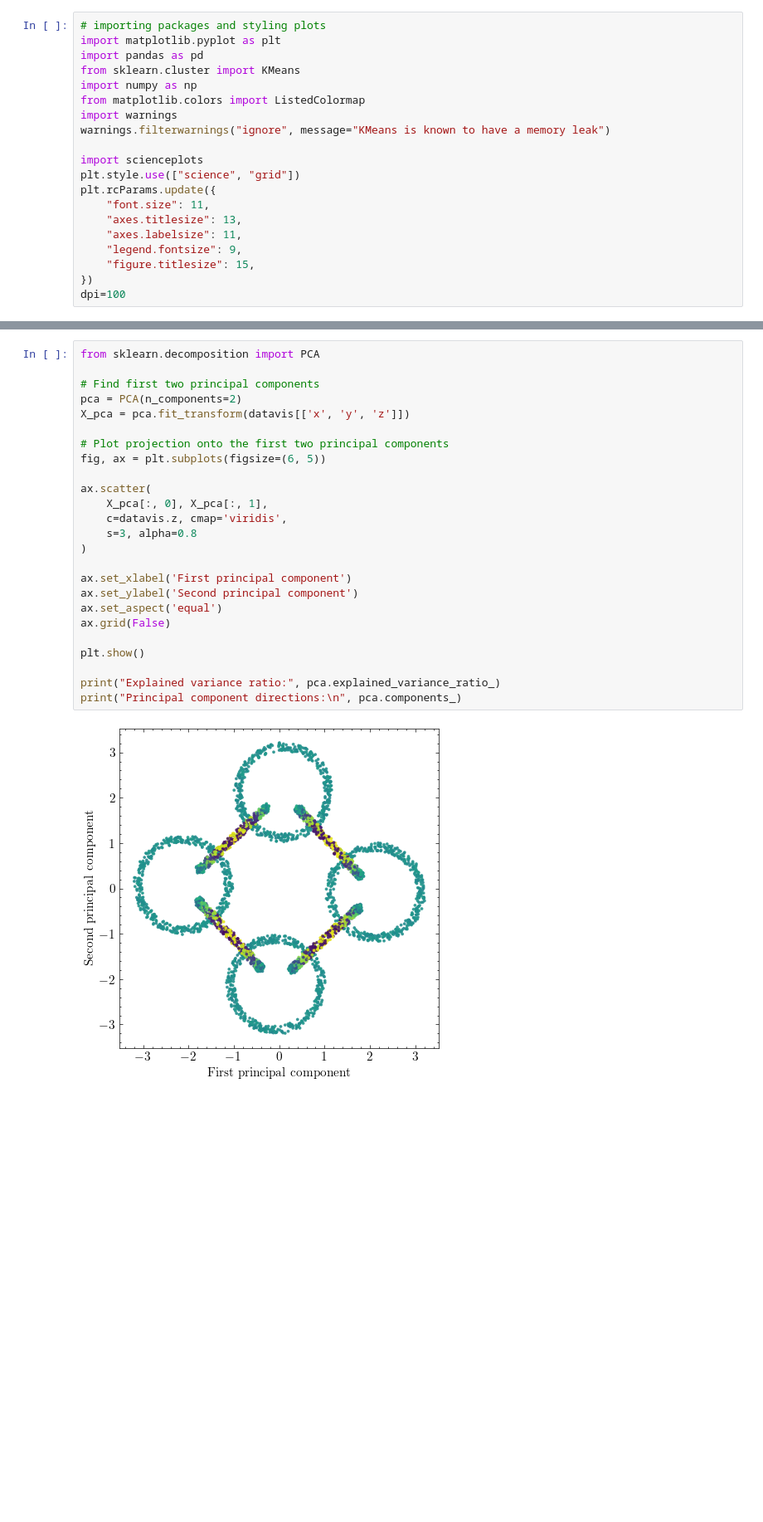
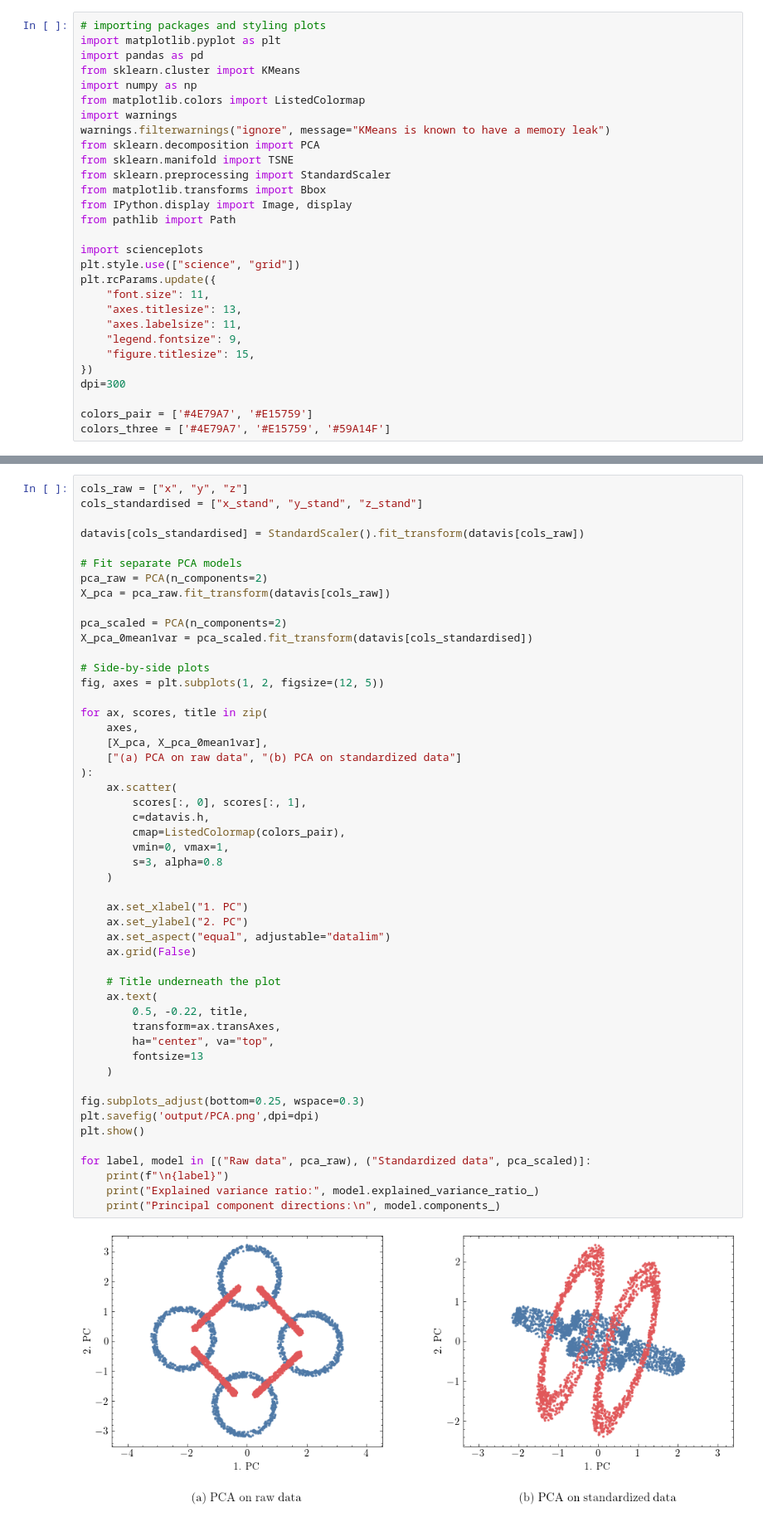
Before and after one commit to MO-tothe-ES/MLA_DIKU, a Jupyter notebook: HA7/HA7.ipynb, the cells around one changed output, grey strips where cells are left out. Shown at 83% size. Drawn from its saved outputs; the diff is of its cells as text; blank space fills up the shorter version.

```diff
--- a/HA7/HA7.ipynb
+++ b/HA7/HA7.ipynb
@@ -7,6 +7,12 @@ import numpy as np
 from matplotlib.colors import ListedColormap
 import warnings
 warnings.filterwarnings("ignore", message="KMeans is known to have a memory leak")
+from sklearn.decomposition import PCA
+from sklearn.manifold import TSNE
+from sklearn.preprocessing import StandardScaler
+from matplotlib.transforms import Bbox
+from IPython.display import Image, display
+from pathlib import Path
 
 import scienceplots
 plt.style.use(["science", "grid"])
@@ -17,7 +23,10 @@ plt.rcParams.update({
     "legend.fontsize": 9,
     "figure.titlesize": 15,
 })
-dpi=100
+dpi=300
+
+colors_pair = ['#4E79A7', '#E15759']
+colors_three = ['#4E79A7', '#E15759', '#59A14F']
 # %%
 # read (big) dataset and name dimensions
 bigd = pd.read_csv('data/big-dataset.csv', header=None)
@@ -255,27 +240,52 @@ plt.show()
 # %%
-from sklearn.decomposition import PCA
+cols_raw = ["x", "y", "z"]
+cols_standardised = ["x_stand", "y_stand", "z_stand"]
 
-# Find first two principal components
-pca = PCA(n_components=2)
-X_pca = pca.fit_transform(datavis[['x', 'y', 'z']])
+datavis[cols_standardised] = StandardScaler().fit_transform(datavis[cols_raw])
 
-# Plot projection onto the first two principal components
-fig, ax = plt.subplots(figsize=(6, 5))
+# Fit separate PCA models
+pca_raw = PCA(n_components=2)
+X_pca = pca_raw.fit_transform(datavis[cols_raw])
 
-ax.scatter(
-    X_pca[:, 0], X_pca[:, 1],
-    c=datavis.z, cmap='viridis',
-    s=3, alpha=0.8
-)
+pca_scaled = PCA(n_components=2)
+X_pca_0mean1var = pca_scaled.fit_transform(datavis[cols_standardised])
 
-ax.set_xlabel('First principal component')
-ax.set_ylabel('Second principal component')
-ax.set_aspect('equal')
-ax.grid(False)
+# Side-by-side plots
+fig, axes = plt.subplots(1, 2, figsize=(12, 5))
 
+for ax, scores, title in zip(
+    axes,
+    [X_pca, X_pca_0mean1var],
+    ["(a) PCA on raw data", "(b) PCA on standardized data"]
+):
+    ax.scatter(
+        scores[:, 0], scores[:, 1],
+        c=datavis.h,
+        cmap=ListedColormap(colors_pair),
+        vmin=0, vmax=1,
+        s=3, alpha=0.8
+    )
+
+    ax.set_xlabel("1. PC")
+    ax.set_ylabel("2. PC")
+    ax.set_aspect("equal", adjustable="datalim")
+    ax.grid(False)
+
+    # Title underneath the plot
+    ax.text(
+        0.5, -0.22, title,
+        transform=ax.transAxes,
+        ha="center", va="top",
+        fontsize=13
+    )
+
+fig.subplots_adjust(bottom=0.25, wspace=0.3)
+plt.savefig('output/PCA.png',dpi=dpi)
 plt.show()
 
-print("Explained variance ratio:", pca.explained_variance_ratio_)
-print("Principal component directions:\n", pca.components_)
+for label, model in [("Raw data", pca_raw), ("Standardized data", pca_scaled)]:
+    print(f"\n{label}")
+    print("Explained variance ratio:", model.explained_variance_ratio_)
+    print("Principal component directions:\n", model.components_)
 # %% [output]
-[figure, old version]
+[figure, new version]
```
Also changed, not shown: parts of 10 cells of this notebook, 13 other files.
